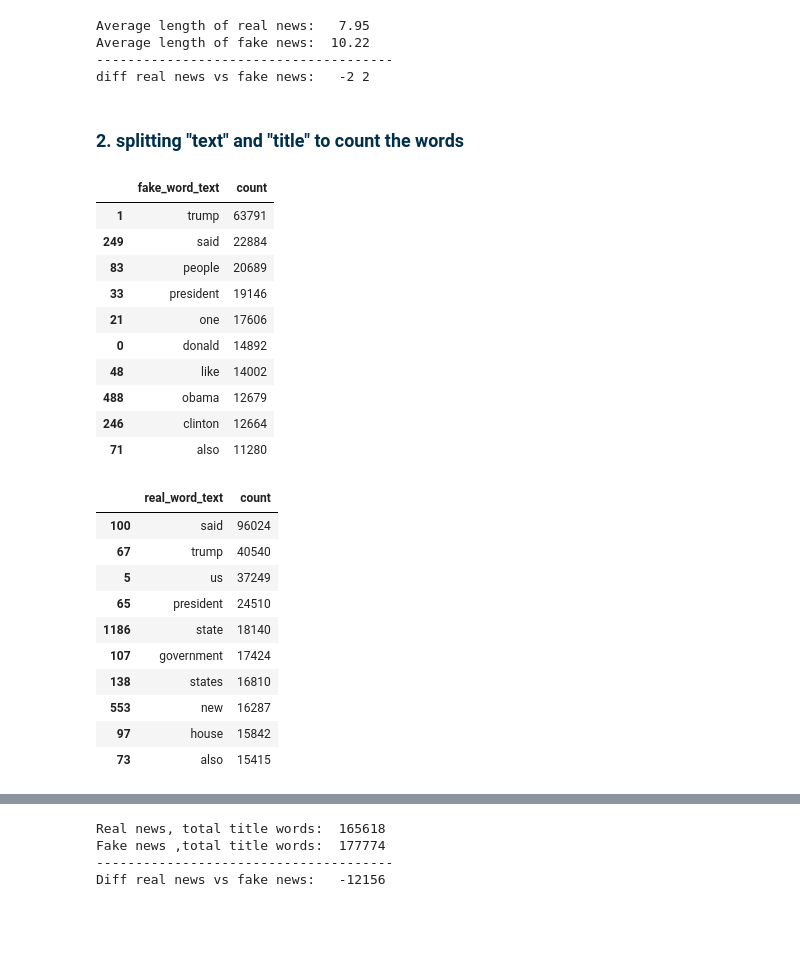
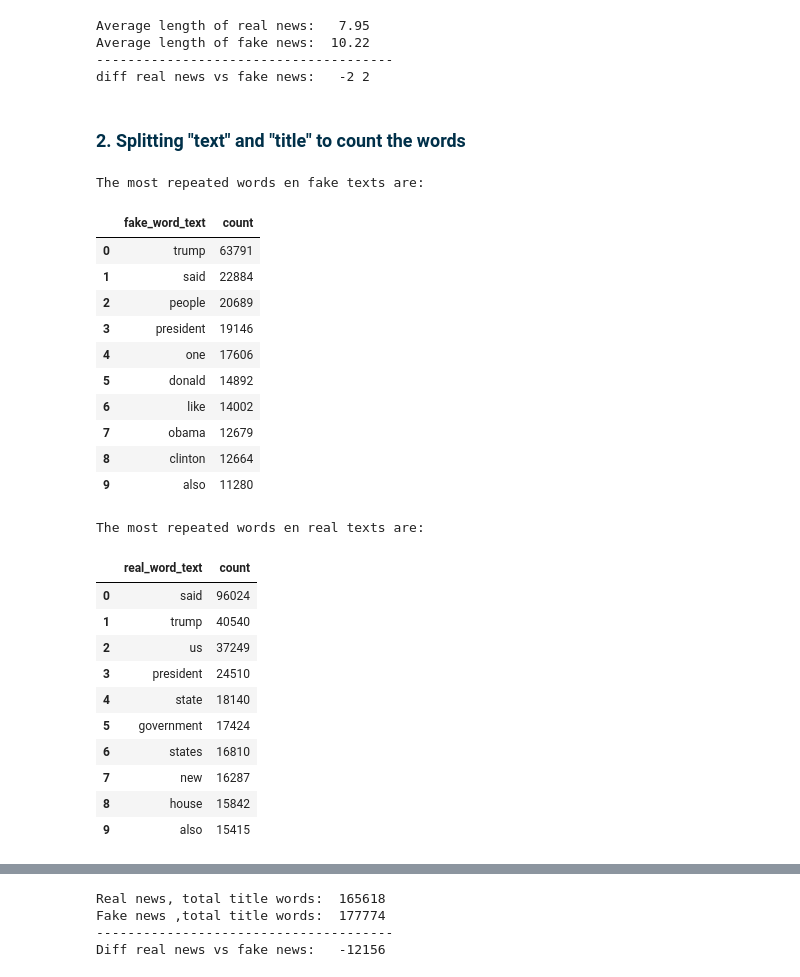
Before and after one commit to antonio-datahack/Ironhack-final-project, a Jupyter notebook: notebooks/fake_and_real_news_viz.ipynb, the cells around one changed output, grey strips where cells are left out. Cells and saved outputs as stored; diff of their text form; code cells hidden in the pictures; blank space fills up the shorter version.

```diff
--- a/notebooks/fake_and_real_news_viz.ipynb
+++ b/notebooks/fake_and_real_news_viz.ipynb
@@ -111,7 +114,7 @@ Average length of fake news:  10.22
 --------------------------------------
 diff real news vs fake news:   -2 2
 # %% [markdown]
-### <span style="color:#003049">2. splitting "text" and "title" to count the words</span>
+### <span style="color:#003049">2. Splitting "text" and "title" to count the words</span>
 # %%
 def split_words(news):
     news = news.split()
@@ -121,47 +124,51 @@ df_fake['text'] = df_fake['text'].apply(split_words)
 df_real['title'] = df_real['title'].apply(split_words)
 df_fake['title'] = df_fake['title'].apply(split_words)
 # %%
-# to detect the most repeated keywords in df_fake'text'
+# Detecting the most repeated keywords in df_fake'text'
 words = [wrd for x in df_fake['text'] for wrd in x]
-# importing Counter to count repeated words
-from collections import Counter
 keywords_text_fake = Counter(words)
 keywords_text_fake = pd.DataFrame.from_dict(keywords_text_fake, orient='index').reset_index()
 keywords_text_fake = keywords_text_fake.sort_values(by=[0], ascending=False)
 keywords_text_fake.columns = ['fake_word_text','count']
+print("The most repeated words en fake texts are:")
+keywords_text_fake= keywords_text_fake.reset_index()
+keywords_text_fake = keywords_text_fake.drop(axis=1, columns='index')
 keywords_text_fake.head(10)
 # %% [output]
+The most repeated words en fake texts are:
 |  | fake_word_text | count |
-| 1 | trump | 63791 |
-| 249 | said | 22884 |
-| 83 | people | 20689 |
-| 33 | president | 19146 |
-| 21 | one | 17606 |
-| 0 | donald | 14892 |
-| 48 | like | 14002 |
-| 488 | obama | 12679 |
-| 246 | clinton | 12664 |
-| 71 | also | 11280 |
+| 0 | trump | 63791 |
+| 1 | said | 22884 |
+| 2 | people | 20689 |
+| 3 | president | 19146 |
+| 4 | one | 17606 |
+| 5 | donald | 14892 |
+| 6 | like | 14002 |
+| 7 | obama | 12679 |
+| 8 | clinton | 12664 |
+| 9 | also | 11280 |
 # %%
-# to detect the most repeated keywords in df_real'text'
+# Detecting the most repeated keywords in df_real'text'
 words = [wrd for x in df_real['text'] for wrd in x]
-# importing Counter to count repeated words
-from collections import Counter
 keywords_text_real = Counter(words)
 keywords_text_real = pd.DataFrame.from_dict(keywords_text_real, orient='index').reset_index()
 keywords_text_real = keywords_text_real.sort_values(by=[0], ascending=False)
 keywords_text_real.columns = ['real_word_text','count']
+print("The most repeated words en real texts are:")
+keywords_text_real= keywords_text_real.reset_index()
+keywords_text_real = keywords_text_real.drop(axis=1, columns='index')
 keywords_text_real.head(10)
 # %% [output]
+The most repeated words en real texts are:
 |  | real_word_text | count |
-| 100 | said | 96024 |
-| 67 | trump | 40540 |
-| 5 | us | 37249 |
-| 65 | president | 24510 |
-| 1186 | state | 18140 |
-| 107 | government | 17424 |
-| 138 | states | 16810 |
-| 553 | new | 16287 |
-| 97 | house | 15842 |
-| 73 | also | 15415 |
+| 0 | said | 96024 |
+| 1 | trump | 40540 |
+| 2 | us | 37249 |
+| 3 | president | 24510 |
+| 4 | state | 18140 |
+| 5 | government | 17424 |
+| 6 | states | 16810 |
+| 7 | new | 16287 |
+| 8 | house | 15842 |
+| 9 | also | 15415 |
 # %%
```
Also changed, not shown: parts of 19 cells of this notebook, 5 other files.
